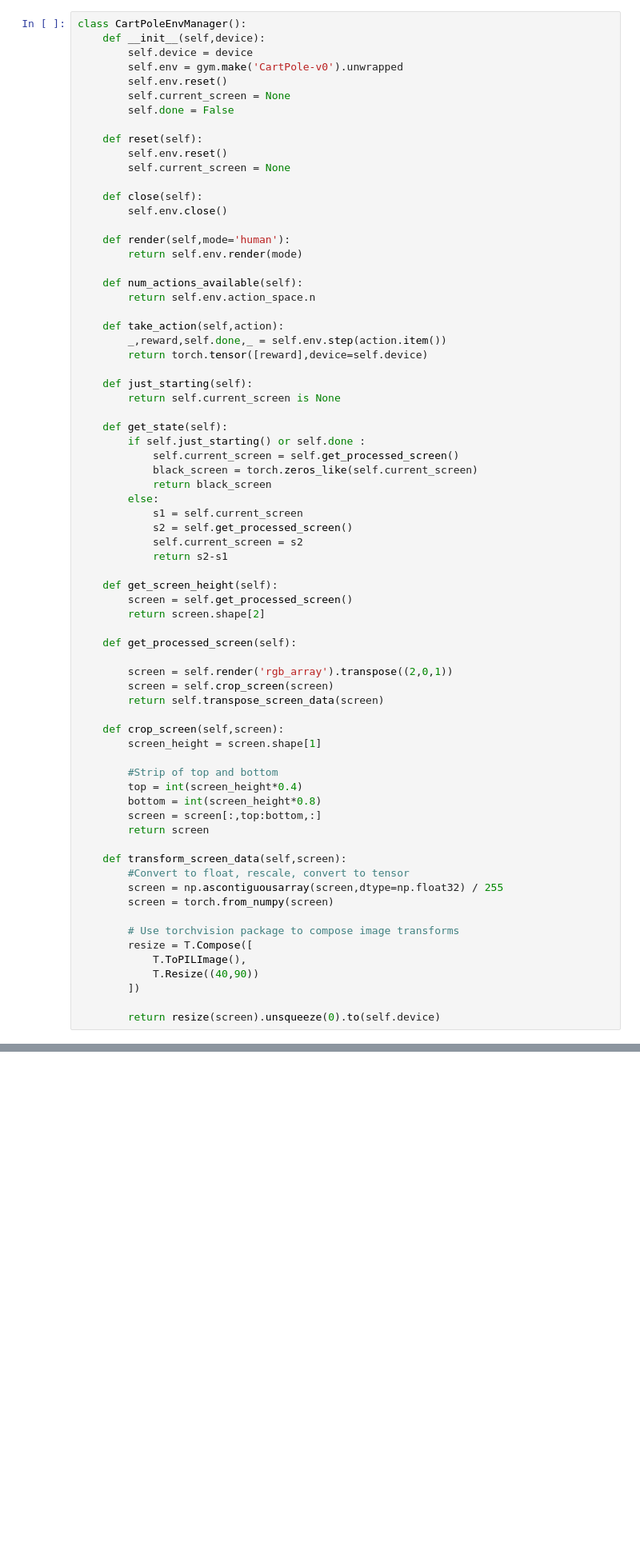
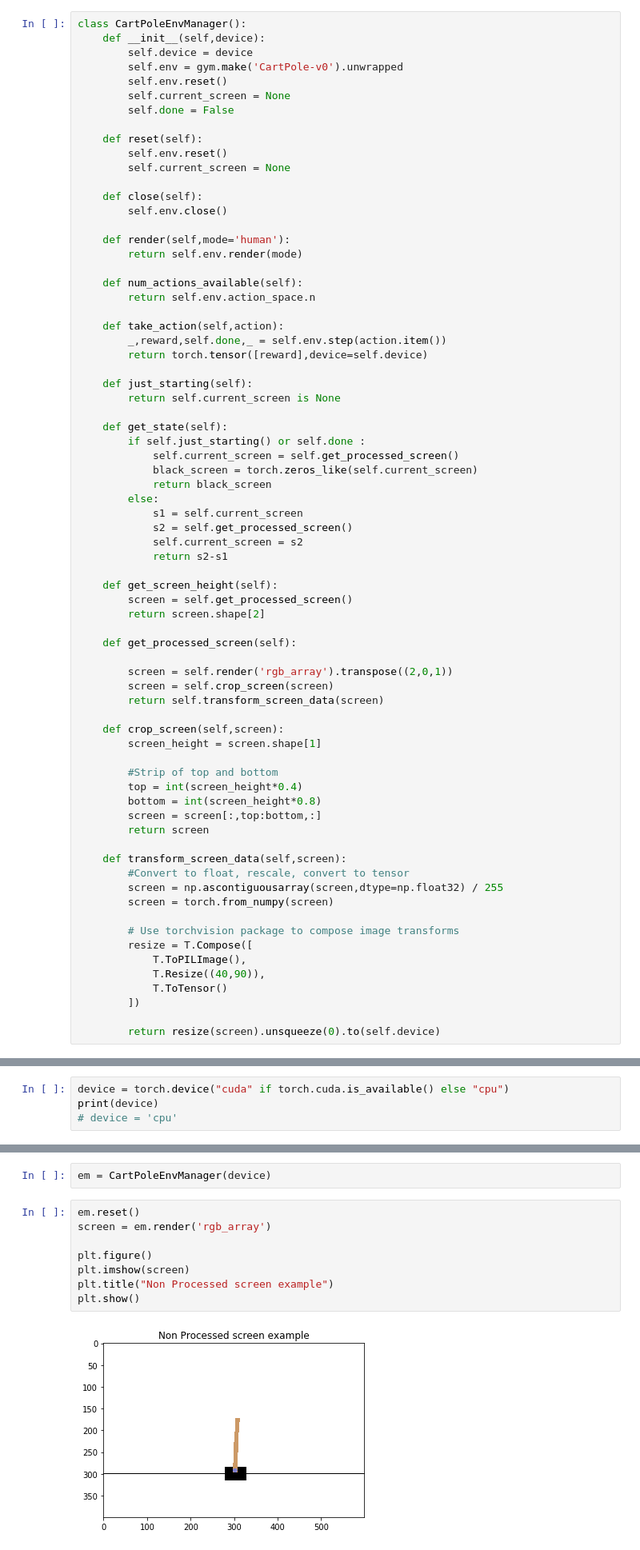
Before and after one commit to SifatIbna/Cart-Pole-AI, a Jupyter notebook: Cart-Pole.ipynb, the cells around one changed output, grey strips where cells are left out. Shown at 80% size. Saved outputs shown, nothing was run; the diff lists cells and outputs as text; blank space fills up the shorter version.

Commit message:
testing image processing screens

```diff
--- a/Cart-Pole.ipynb
+++ b/Cart-Pole.ipynb
@@ -148,7 +148,7 @@ class CartPoleEnvManager():
 
         screen = self.render('rgb_array').transpose((2,0,1))
         screen = self.crop_screen(screen)
-        return self.transpose_screen_data(screen)
+        return self.transform_screen_data(screen)
 
     def crop_screen(self,screen):
         screen_height = screen.shape[1]
@@ -167,7 +167,8 @@ class CartPoleEnvManager():
         # Use torchvision package to compose image transforms
         resize = T.Compose([
             T.ToPILImage(),
-            T.Resize((40,90))
+            T.Resize((40,90)),
+            T.ToTensor()
         ])
 
         return resize(screen).unsqueeze(0).to(self.device)
@@ -173,0 +177,4 @@ class CartPoleEnvManager():
+# %%
+device = torch.device("cuda" if torch.cuda.is_available() else "cpu")
+print(device)
+# device = 'cpu'
@@ -173,0 +183,12 @@ class CartPoleEnvManager():
+# %%
+em = CartPoleEnvManager(device)
+# %%
+em.reset()
+screen = em.render('rgb_array')
+
+plt.figure()
+plt.imshow(screen)
+plt.title("Non Processed screen example")
+plt.show()
+# %% [output]
+[figure, added]
```
Also changed, not shown: parts of 14 cells of this notebook.
